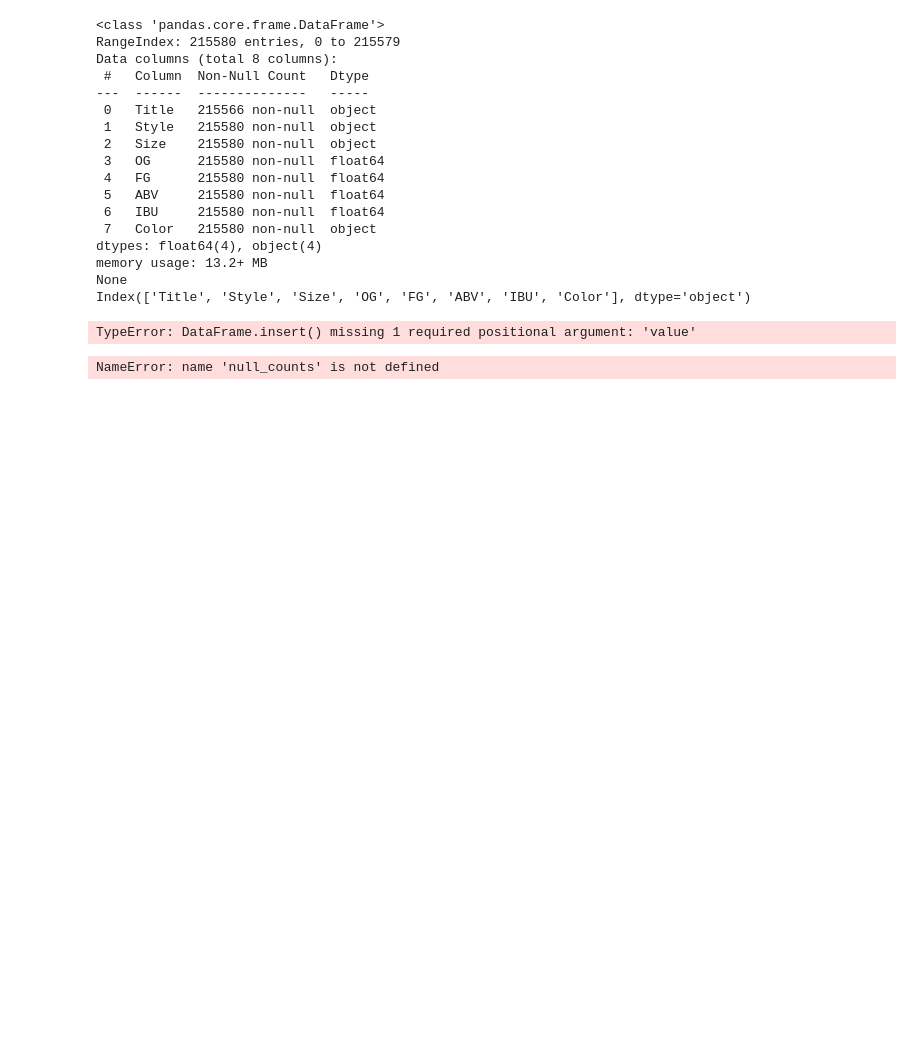
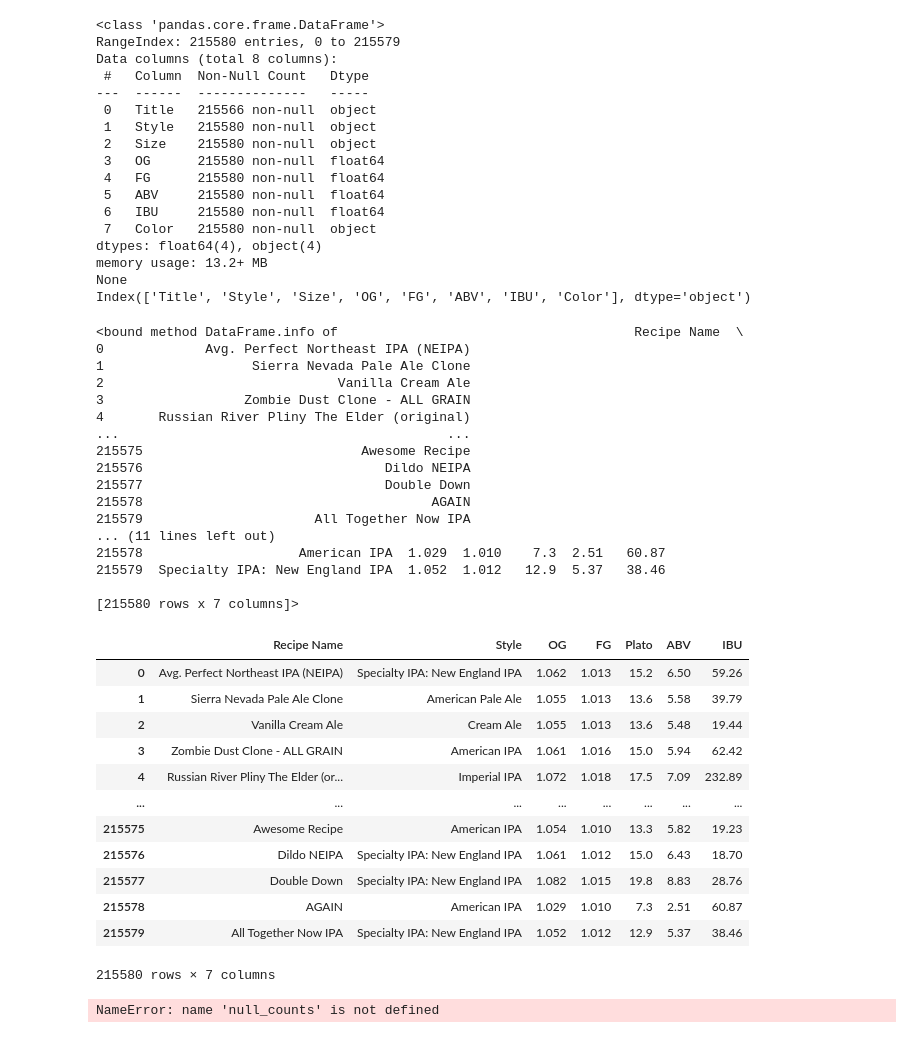
Before and after one commit to Redsoxin7/beer_recipes, a Jupyter notebook: beer_recipe_capstone_pt2.ipynb, the cells around one changed output. Cells and saved outputs as stored; diff of their text form; code cells hidden in the pictures; blank space fills up the shorter version.

Commit message:
Cleaning working correctly...saving to memorialize.

```diff
--- a/beer_recipe_capstone_pt2.ipynb
+++ b/beer_recipe_capstone_pt2.ipynb
@@ -84,12 +84,13 @@ memory usage: 13.2+ MB
 None
 Index(['Title', 'Style', 'Size', 'OG', 'FG', 'ABV', 'IBU', 'Color'], dtype='object')
 # %%
-def clean_recipe_data(df, columns_to_drop, column_mapping, column_location, column_name) -> pd.DataFrame:
+def clean_recipe_data(df, columns_to_drop, column_mapping, location, column_name, formula) -> pd.DataFrame:
     """
     Part of the cleanup:
+        Creating a copy of dataframe with cleaned up data
         Removing unneeded columns
         Renaming columns to match with other dataframes
-        Adding columns
+        Adding column with complex calculation
 
 
     Parameters:
@@ -105,36 +106,70 @@ def clean_recipe_data(df, columns_to_drop, column_mapping, column_location, colu
     # Drop the specified columns
     df.drop(df.columns[columns_to_drop], axis=1, inplace=True)
 
-    # Before I re-engineer the data I'm going to shorten/modify the column names to make my code cleaner
+    # Adding a new column named 'Plato' with a formula to create the plato value to
+    # match up with the other dataframes
     df.rename(columns=column_mapping, inplace=True)
 
-    # Columns that need to be added to a dataframe
-    df.insert(loc = column_location, column = column_name, allow_duplicates=True)
+    # Calculate the new column
+    new_column = df.eval(formula)
 
-    print(df.info)
+    # Round to 1 decimal place, rounding up if the second decimal is > 5
+    new_column = new_column.apply(lambda x: round(x, 1))
 
+    # Insert the new column at the specified location
+    df.insert(location, column_name, new_column)
 
+    # print(df.info)
 
     return df
 # %%
 # Columns to drop in bf_df_cleaned
-cols_to_drop = [2, 7, ]
+cols_to_drop = [2, 7 ]
 
 # Columns to rename and the new name
 column_mapping = {
     'Title': 'Recipe Name'
 }
 
 # Add column
-column_location = '5'
+location = 3
 column_name = 'Plato'
-column_value = ''
+formula = '-463.37 + (668.72 * OG) - (205.35 * OG**2)'
 
 
-bf_df_cleaned = clean_recipe_data(bf_df, cols_to_drop, column_mapping, column_location, column_name)
+bf_df_cleaned = clean_recipe_data(bf_df, cols_to_drop, column_mapping, location, column_name, formula)
 bf_df_cleaned
 # %% [output]
-TypeError: DataFrame.insert() missing 1 required positional argument: 'value'
+<bound method DataFrame.info of                                      Recipe Name  \
+0             Avg. Perfect Northeast IPA (NEIPA)
+1                   Sierra Nevada Pale Ale Clone
+2                              Vanilla Cream Ale
+3                  Zombie Dust Clone - ALL GRAIN
+4       Russian River Pliny The Elder (original)
+...                                          ...
+215575                            Awesome Recipe
+215576                               Dildo NEIPA
+215577                               Double Down
+215578                                     AGAIN
+215579                      All Together Now IPA
+... (11 lines left out)
+215578                    American IPA  1.029  1.010    7.3  2.51   60.87
+215579  Specialty IPA: New England IPA  1.052  1.012   12.9  5.37   38.46
+
+[215580 rows x 7 columns]>
+|  | Recipe Name | Style | OG | FG | Plato | ABV | IBU |
+| 0 | Avg. Perfect Northeast IPA (NEIPA) | Specialty IPA: New England IPA | 1.062 | 1.013 | 15.2 | 6.50 | 59.26 |
+| 1 | Sierra Nevada Pale Ale Clone | American Pale Ale | 1.055 | 1.013 | 13.6 | 5.58 | 39.79 |
+| 2 | Vanilla Cream Ale | Cream Ale | 1.055 | 1.013 | 13.6 | 5.48 | 19.44 |
+| 3 | Zombie Dust Clone - ALL GRAIN | American IPA | 1.061 | 1.016 | 15.0 | 5.94 | 62.42 |
+| 4 | Russian River Pliny The Elder (or... | Imperial IPA | 1.072 | 1.018 | 17.5 | 7.09 | 232.89 |
+| ... | ... | ... | ... | ... | ... | ... | ... |
+| 215575 | Awesome Recipe | American IPA | 1.054 | 1.010 | 13.3 | 5.82 | 19.23 |
+| 215576 | Dildo NEIPA | Specialty IPA: New England IPA | 1.061 | 1.012 | 15.0 | 6.43 | 18.70 |
+| 215577 | Double Down | Specialty IPA: New England IPA | 1.082 | 1.015 | 19.8 | 8.83 | 28.76 |
+| 215578 | AGAIN | American IPA | 1.029 | 1.010 | 7.3 | 2.51 | 60.87 |
+| 215579 | All Together Now IPA | Specialty IPA: New England IPA | 1.052 | 1.012 | 12.9 | 5.37 | 38.46 |
+215580 rows × 7 columns
 # %%
 # Filter columns with null counts greater than zero
 columns_with_nulls = null_counts[null_counts > 0].index.tolist()
```
